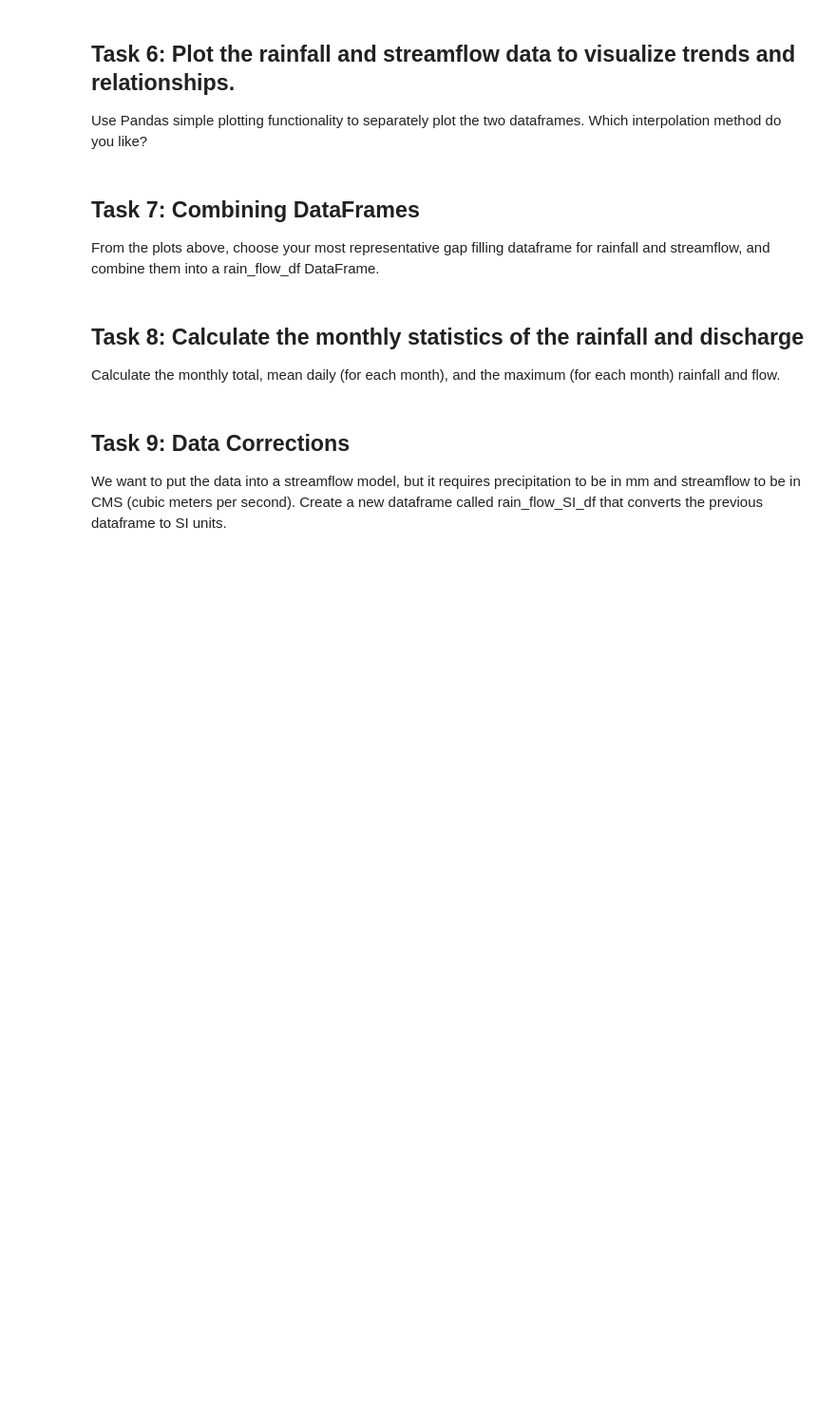
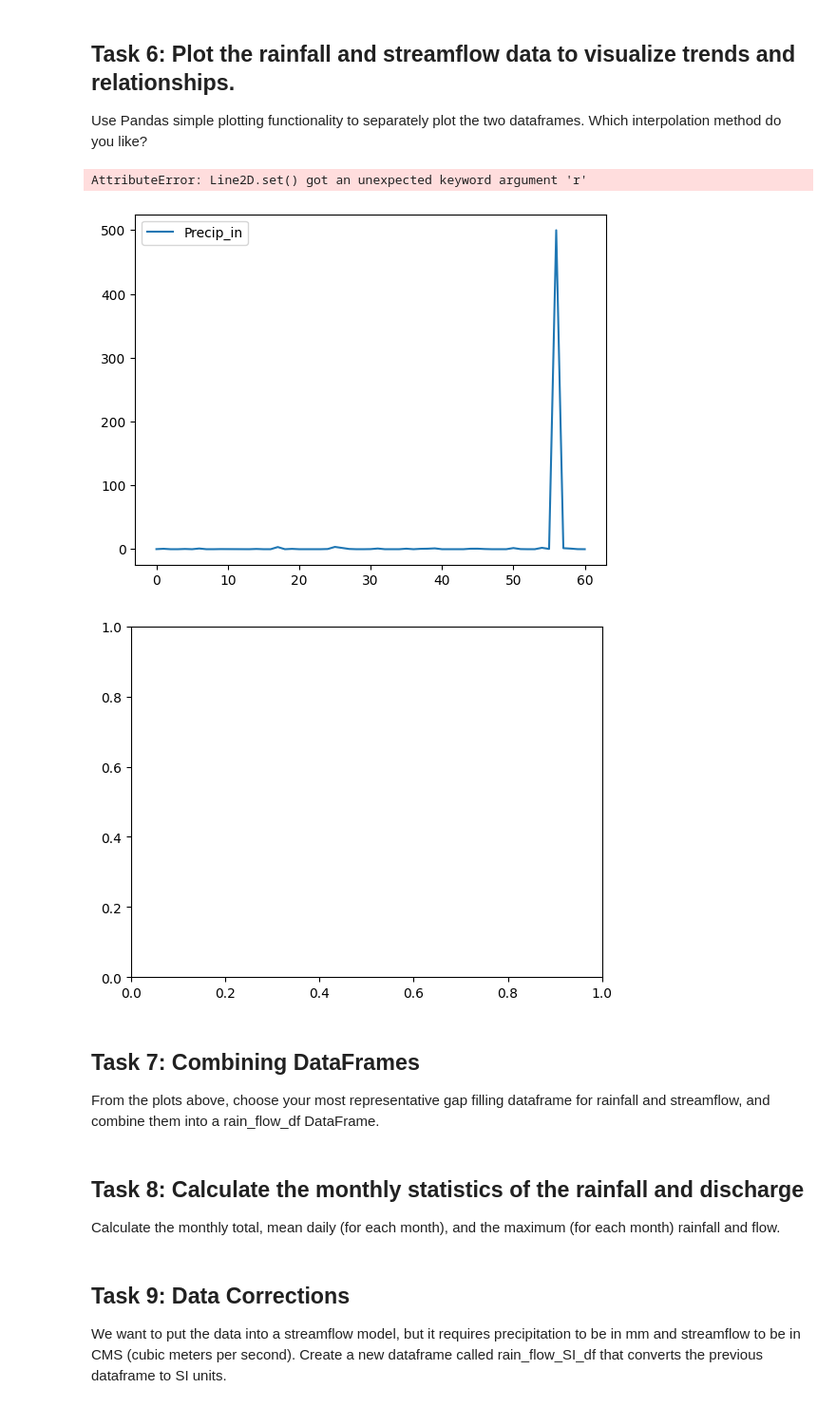
Before and after one commit to UUHydroInformatics/Introduction-to-Python, a Jupyter notebook: Pandas/PandasExercise1.ipynb, the cells around one changed output. Shown at 95% size. Saved outputs shown, nothing was run; the diff lists cells and outputs as text; code cells hidden in the pictures; blank space fills up the shorter version.

```diff
--- a/Pandas/PandasExercise1.ipynb
+++ b/Pandas/PandasExercise1.ipynb
@@ -79,15 +79,31 @@ Explore .dropna() (delete the gap), .fillna() with the mean, and .interpolate()
 
 Note, it may be useful to create a new Pandas DataFrame to compare differences.
 # %%
+#streamflow
 stream_drop = streamflow_cfs
-stream_drop['Streamflow_cfs'] = stream_drop['Streamflow_cfs'].dropna()
+stream_drop['Streamflow_cfs'] = stream_drop['Streamflow_cfs'].drop(stream_drop['Streamflow_cfs'].idxmin())
+stream_drop = stream_drop.dropna(subset=['Streamflow_cfs'])
 
 
 stream_fill = streamflow_cfs
 stream_fill['Streamflow_cfs'] = stream_fill['Streamflow_cfs'].fillna(stream_fill['Streamflow_cfs'].mean())
 
+
 stream_int = streamflow_cfs
 stream_int['Streamflow_cfs'] = stream_int['Streamflow_cfs'].interpolate(method = 'linear')
+
+
+#rainfall
+rain_drop = rainfall
+rain_drop['Precip_in'] = rain_drop['Precip_in'].drop(rain_drop['Precip_in'].idxmin())
+rain_drop = rain_drop.dropna(subset=['Precip_in'])
+
+rain_fill = rainfall
+rain_fill['Precip_in'] = rain_fill['Precip_in'].fillna(rain_fill['Precip_in'].mean())
+
+
+rain_int = rainfall
+rain_int['Precip_in'] = rain_int['Precip_in'].interpolate(method = 'linear')
 # %% [markdown]
 ## Task 5: Join Pandas DataFrames
 
@@ -95,6 +111,9 @@ We often want to relate data to another, and having all the data in once central
 * rainfall_methods fill it with the three rainfall dataframes we cleaned
 * streamflow_methods and fill it with the three streamflow dataframes we cleaned
 # %%
-#rainfall_methods
-#streamflow_methods
+key=["drop","fill","int"]
+rainfall_methods = pd.concat([rain_drop, rain_fill, rain_int],keys=key)
+print(rainfall_methods.loc[("drop")])
+
+streamflow_methods = pd.concat([stream_drop,stream_fill,stream_int],keys=key)
 # %% [output]
@@ -111,6 +138,15 @@ We often want to relate data to another, and having all the data in once central
 ## Task 6: Plot the rainfall and streamflow data to visualize trends and relationships.
 
 Use Pandas simple plotting functionality to separately plot the two dataframes. Which interpolation method do you like?
+# %%
+rainfall_methods.loc[("drop")].plot()
+rainfall_methods.loc[("fill")].plot(r=r, color='red')
+plt.show()
+#streamflow_methods.plot(kind='line',x="Date",y="Streamflow_cfs",figsize=(10,6),title="Streamflow Dataframe",)
+# %% [output]
+AttributeError: Line2D.set() got an unexpected keyword argument 'r'
+[figure, added]
+[figure, added]
 # %% [markdown]
 ## Task 7: Combining DataFrames
 
```
Also changed, not shown: parts of 1 cell of this notebook, 1 other file.
